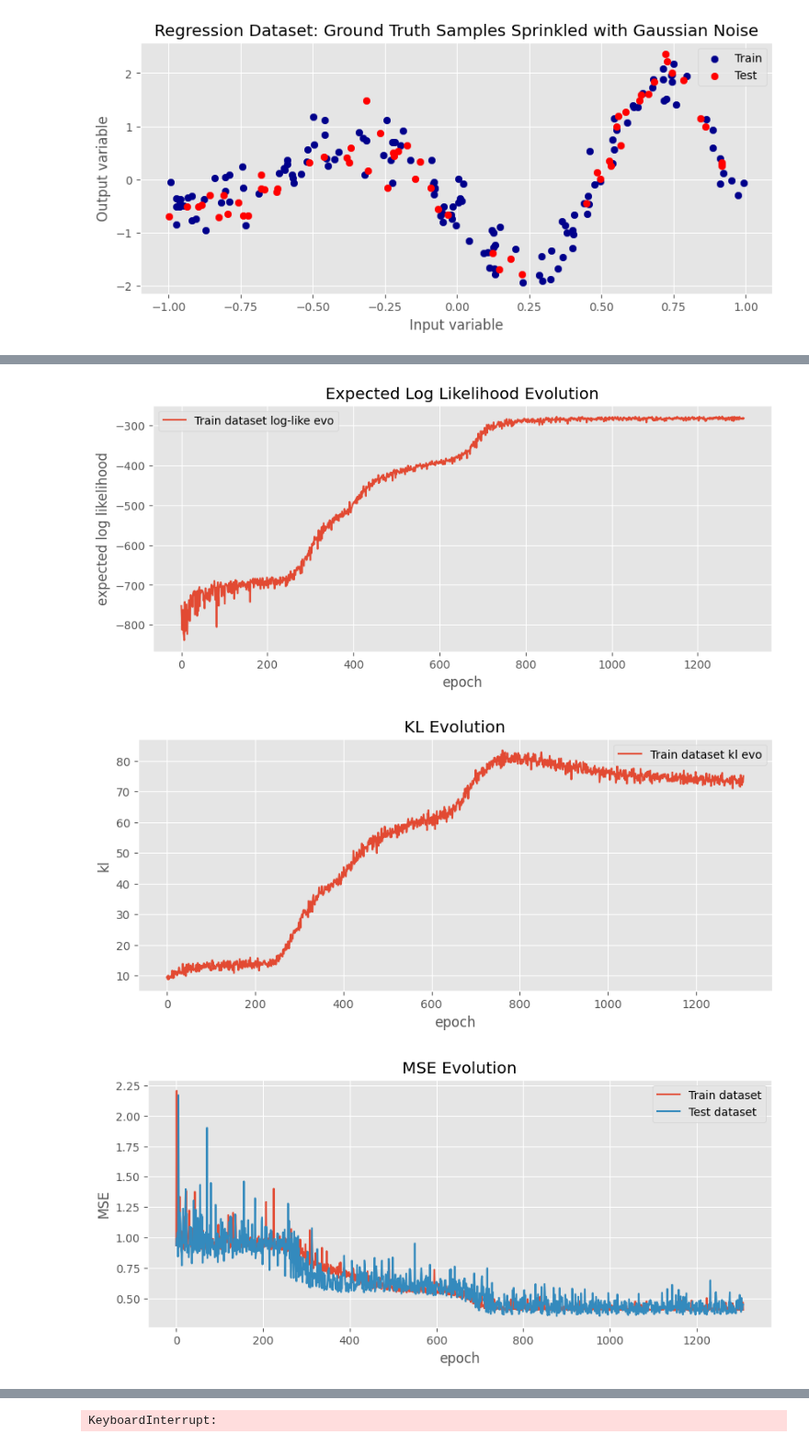
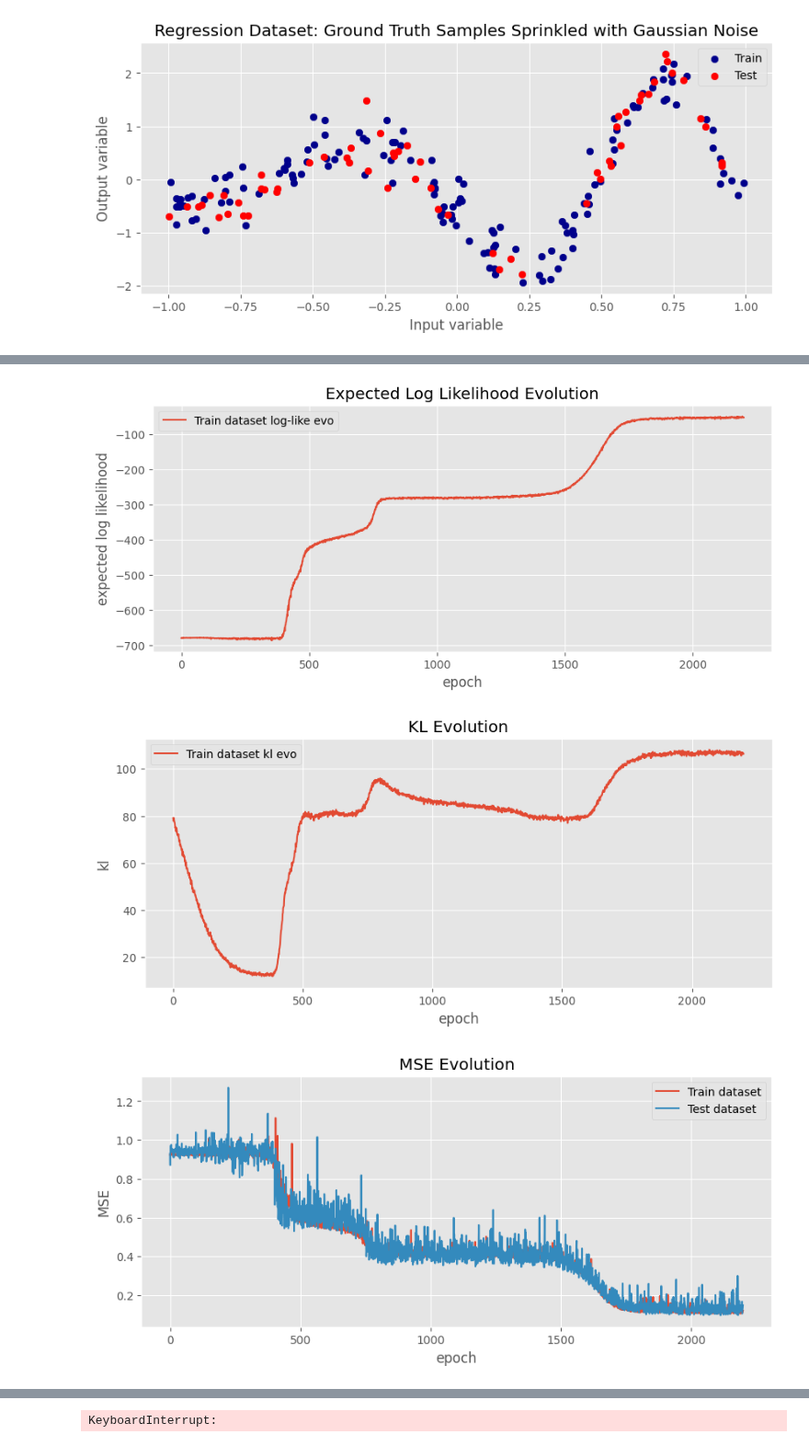
Before and after one commit to Marco-Gal/Bayesian-Neural-Network-Project, a Jupyter notebook: t distribution toy problems/gaussian-noise.ipynb, the cells around one changed output, grey strips where cells are left out. Shown at 92% size. Saved outputs shown, nothing was run; the diff lists cells and outputs as text; code cells hidden in the pictures.

```diff
--- a/t distribution toy problems/gaussian-noise.ipynb
+++ b/t distribution toy problems/gaussian-noise.ipynb
@@ -396,7 +394,8 @@ class T_MeanFieldBNN(nn.Module):
 class Lap_MeanFieldLayer(nn.Module):
     """Represents a mean-field Laplace distribution over each layer of the network."""
 
-    def __init__(self, input_dim, output_dim, prior_var=1):
+    def __init__(self, input_dim, output_dim, prior_var=1,init_var=1e-3
+):
         super(Lap_MeanFieldLayer, self).__init__()
         self.input_dim = input_dim
         self.output_dim = output_dim
@@ -413,18 +412,18 @@ class Lap_MeanFieldLayer(nn.Module):
         # Variational parameters q(theta)
         self.w_loc_q = nn.Parameter(torch.zeros(input_dim, output_dim), requires_grad=True)
         self.w_log_scale_q = nn.Parameter(
-            torch.ones(input_dim, output_dim) * torch.log(torch.tensor(self.prior_scale/2)), requires_grad=True
-        )
+            torch.ones(input_dim, output_dim) * 0.5 * (torch.log(torch.tensor(init_var))), requires_grad=True)#torch.log(torch.tensor(self.prior_scale/2)), requires_grad=True
+        # )
         self.b_loc_q = nn.Parameter(torch.zeros(output_dim), requires_grad=True)
         self.b_log_scale_q = nn.Parameter(
-            torch.ones(output_dim) * torch.log(torch.tensor(self.prior_scale/2)), requires_grad=True
-        )
+            torch.ones(output_dim) * 0.5 * (torch.log(torch.tensor(init_var))), requires_grad=True)#torch.log(torch.tensor(self.prior_scale/2)), requires_grad=True
+
 
     # the priors do not change so could be stored as attributes, but
     # it feels cleaner to access them in the same way as the posteriors
     def p_w(self):
         """weight prior distribution"""
-        return torch.distributions.Laplace(self.w_loc_p, self.w_log_scale_p.exp())
+        return torch.distributions.Laplace(self.w_loc_p, self.w_log_scale_p.exp()* np.sqrt(2 / self.output_dim))
 
     def p_b(self):
         """bias prior distribution"""
@@ -544,9 +543,9 @@ class Lap_MeanFieldBNN(nn.Module):
 
         return kl - exp_ll, exp_ll, kl
 # %%
-gaussian_bnn_model = GaussianMeanFieldBNN(1, [5, 5], 1, noise_std=0.3, prior_var = 0.4)
-t_bnn_model = T_MeanFieldBNN(1, [5, 5], 1, df=5, noise_std=0.3, prior_var = 0.4)
-lap_bnn_model = Lap_MeanFieldBNN(1, [5, 5], 1, noise_std=0.3, prior_var = 0.4)
+gaussian_bnn_model = GaussianMeanFieldBNN(1, [5, 5], 1, noise_std=0.3, prior_var = 1)# = 0.4)
+t_bnn_model = T_MeanFieldBNN(1, [5, 5], 1, df=5, noise_std=0.3, prior_var = 1)
+lap_bnn_model = Lap_MeanFieldBNN(1, [5, 5], 1, noise_std=0.3, prior_var = 1) # these were all .4, i made them wider to see effect
 
 g_opt = torch.optim.Adam(
     gaussian_bnn_model.parameters(),
@@ -750,15 +749,15 @@ tr_mse_loss_evo = []
 te_mse_loss_evo = []
 aux_loss = nn.MSELoss()
 
-min_epochs = 1000
-max_epochs = 5000
+min_epochs = 2000
+max_epochs = 2200
 window_size = 5
-tol = 1
+tol = 0.1
 
 for epoch in tqdm(range(max_epochs)):  # epochs
     lap_opt.zero_grad()
 
-    l, ll, kl = lap_bnn_model.loss(x_tr, y_tr, num_samples = 20)
+    l, ll, kl = lap_bnn_model.loss(x_tr, y_tr, num_samples = 100)
     tr_loss_evo.append(l.item())
     tr_ll_evo.append(ll.item())
     tr_kl_evo.append(kl.item())
@@ -814,6 +812,6 @@ Converged at epoch 1307 with mean test loss change 0.913273
-[figure, old version]
+[figure, new version]
-[figure, old version]
+[figure, new version]
-[figure, old version]
+[figure, new version]
 # %%
 # xs = np.linspace(-1, 1, 500)
 # num_samps = 1000
```
Also changed, not shown: parts of 8 cells of this notebook, 2 other files.
